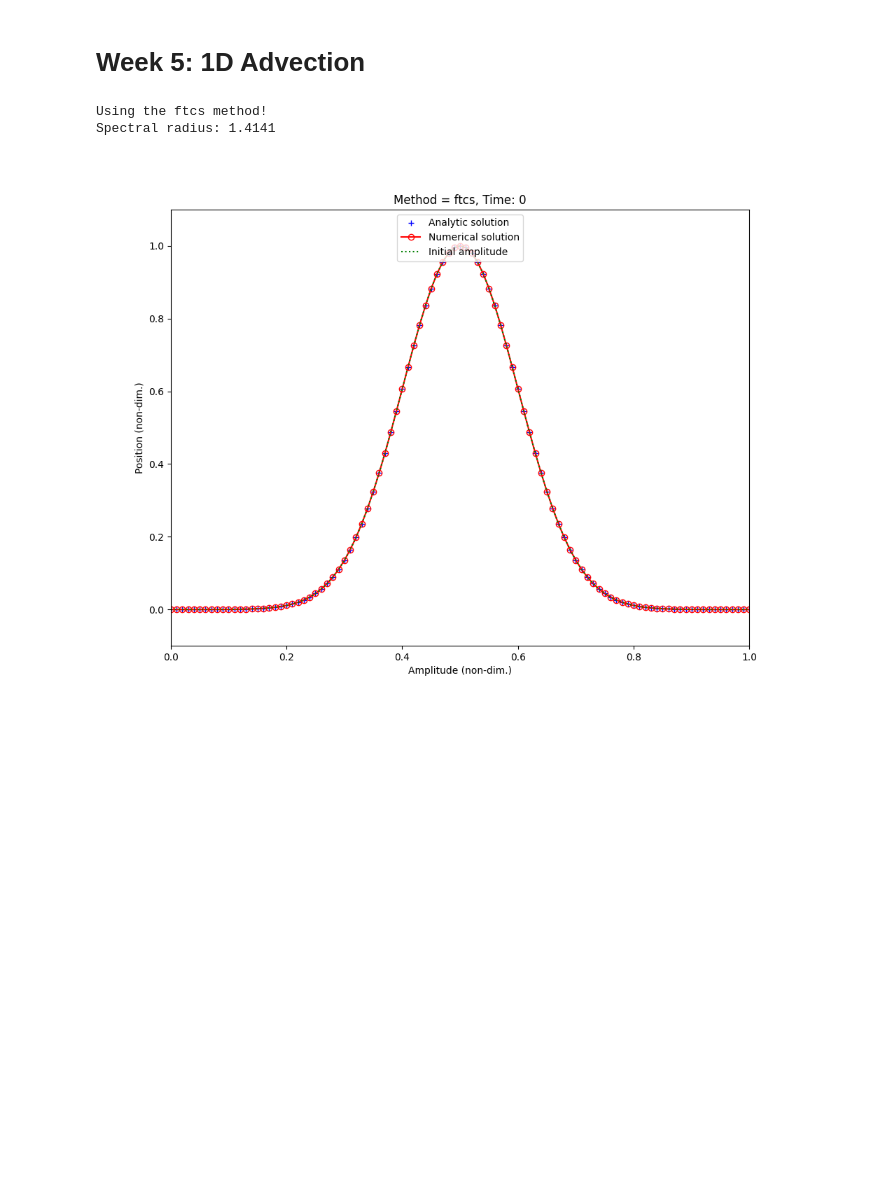
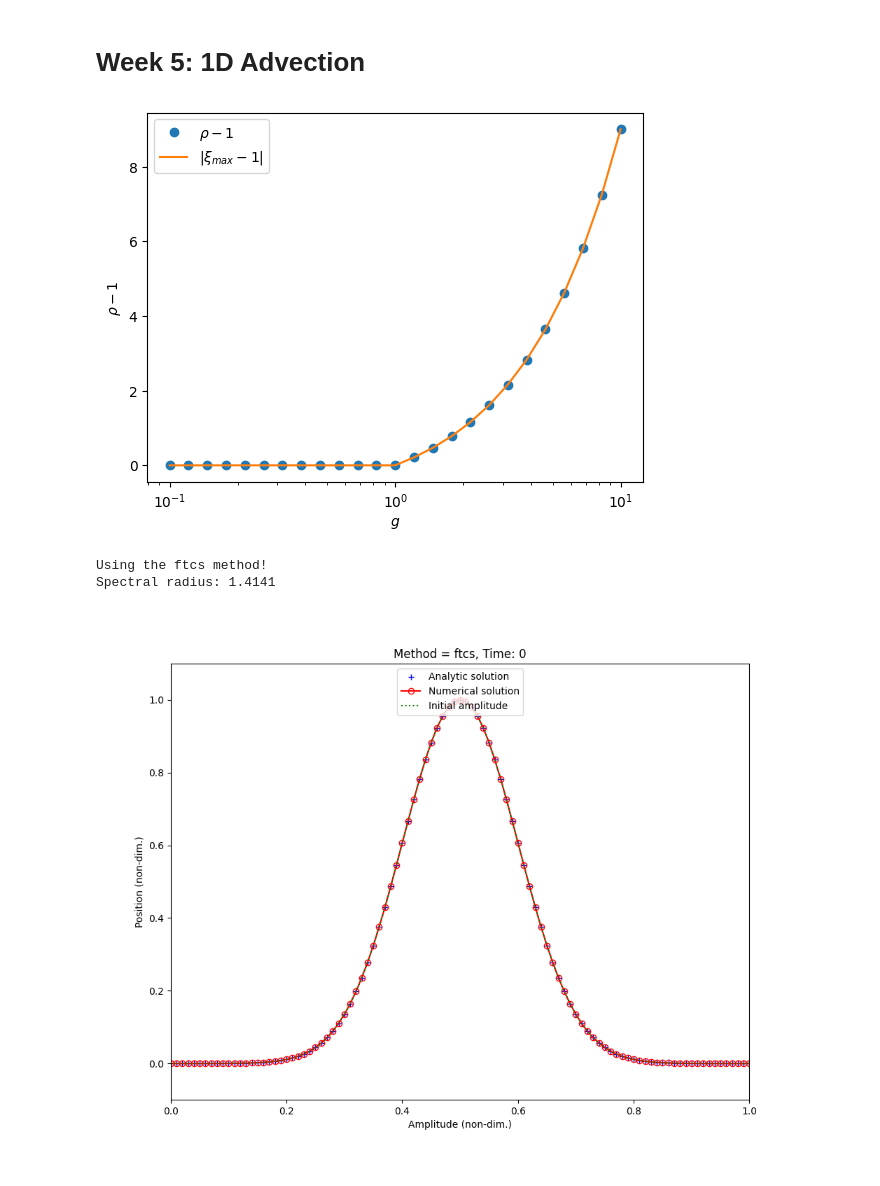
Before and after one commit to shigneedmeds/ComputationalPhysicsPython, a Jupyter notebook: advection.ipynb, the cells around one changed output. Cells and saved outputs as stored; diff of their text form; code cells hidden in the pictures; blank space fills up the shorter version.

```diff
--- a/advection.ipynb
+++ b/advection.ipynb
@@ -146,6 +146,44 @@ def advection(what_method, tau):
 
 
     return numSteps, xp, analytic_xt, amp0, amp_xt, time
+# %%
+tau_vals = np.logspace(-3, -1, 25)
+c = 1
+h = 0.01
+
+rhos = []
+for tau in tau_vals:
+    g = c*tau/h
+    numSteps = int(np.ceil((1+h)/(c*tau)))
+
+    # Vector of x values
+    x = np.arange(0, 1 + h, h)
+    L = len(x)
+
+    M = construct_update_matrix(L, 'lax_advection', g)
+    eigenvalues = np.linalg.eigvals(M)
+    rho = max(abs(eigenvalues))
+    rhos.append(rho)
+
+
+g = c*tau_vals/h
+rhos = np.array(rhos)
+plt.clf()
+plt.semilogx(g, rhos-1, "o", label="$\\rho - 1$")
+
+el = np.zeros_like(g)
+el[g <= 1] = 1
+el[g > 1] = g[g > 1]
+plt.plot(g, el - 1, label = "$|\\xi_{{max}} - 1|$")
+plt.legend()
+
+
+plt.plot()
+plt.xlabel("$g$")
+plt.ylabel("$\\rho - 1$")
+plt.show()
+# %% [output]
+[figure, added]
 # %%
 ## -------------------------------- Method: ftcs -------------------------------- ##
 
```
